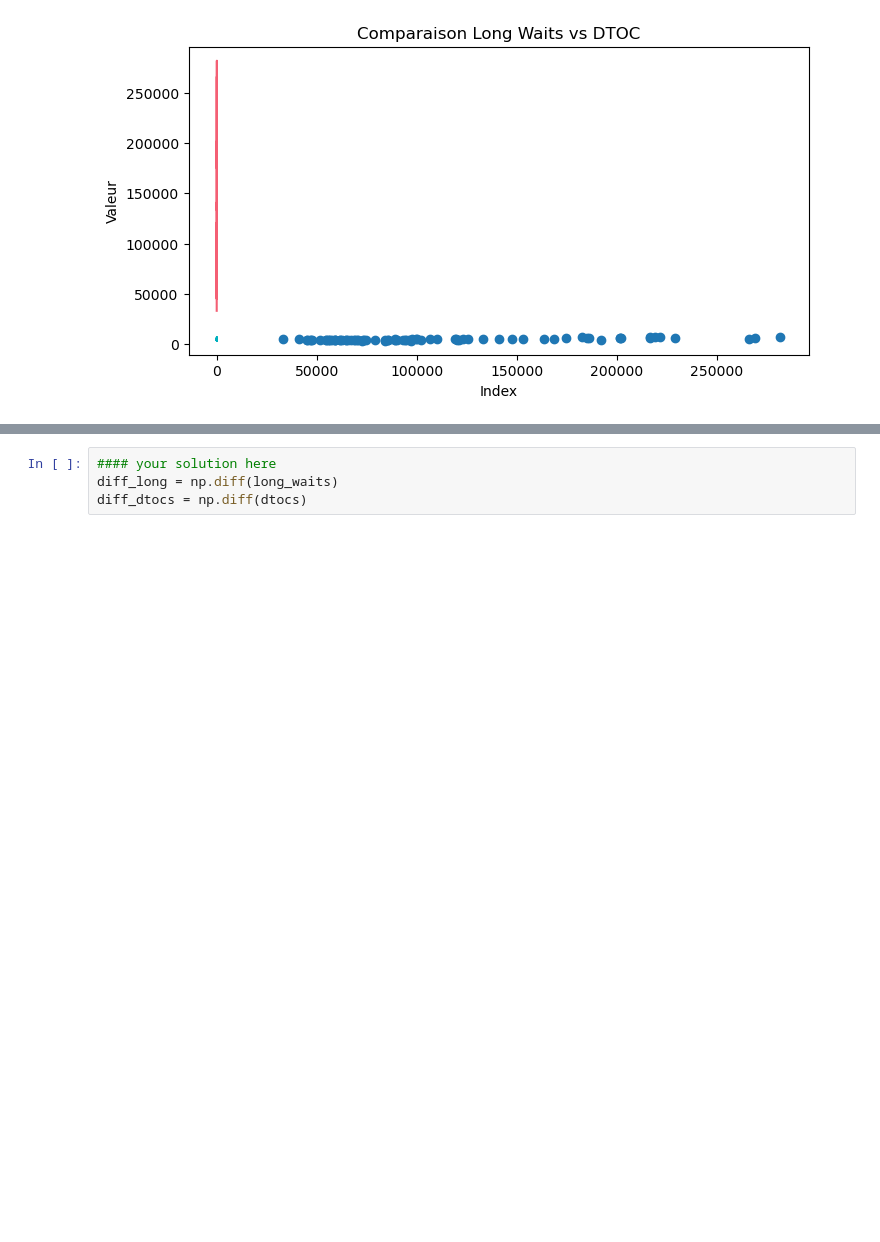
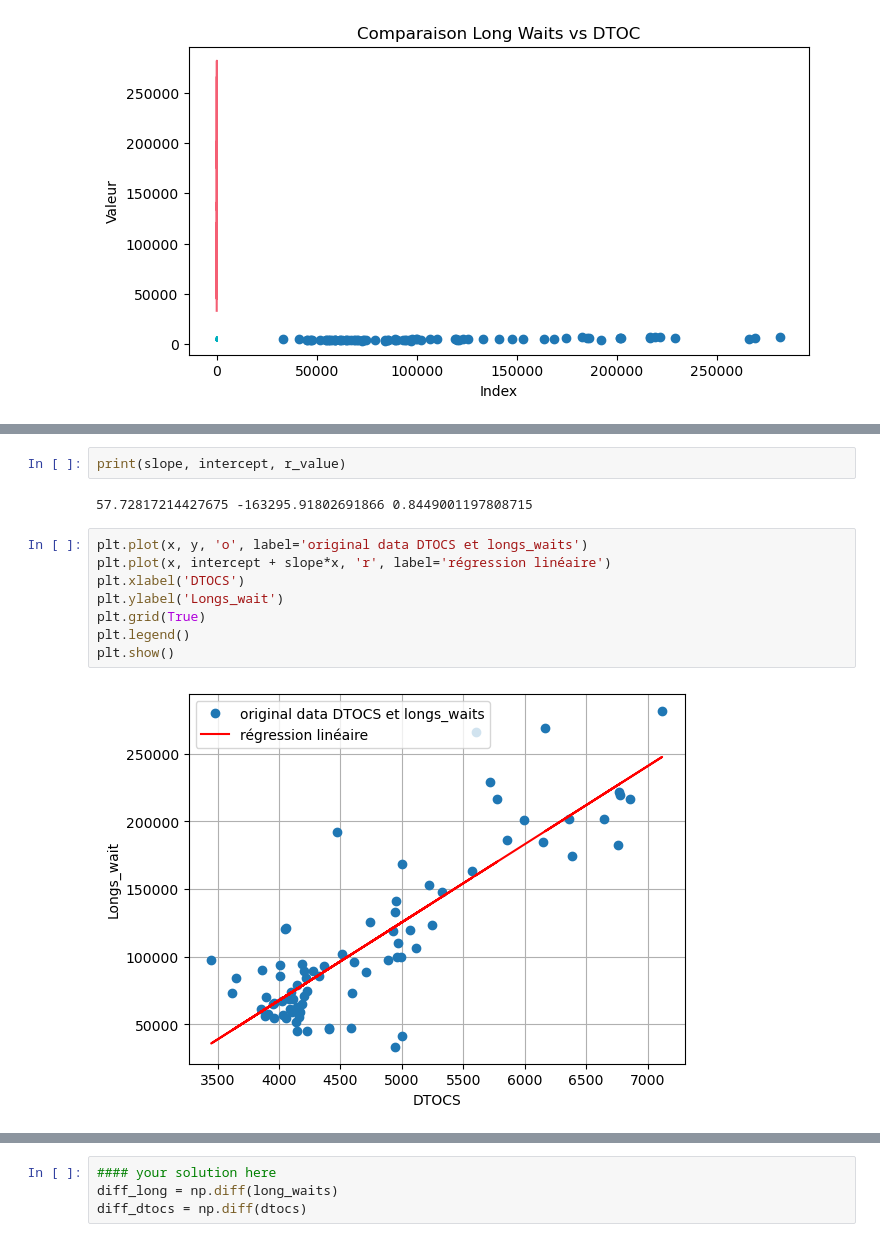
Before and after one commit to someia2026/Machine_Learning_Data_Mining, a Jupyter notebook: 01ClassicLinearRegression.ipynb, the cells around one changed output, grey strips where cells are left out. Cells and saved outputs as stored; diff of their text form; blank space fills up the shorter version.

```diff
--- a/01ClassicLinearRegression.ipynb
+++ b/01ClassicLinearRegression.ipynb
@@ -670,0 +686,14 @@ plt.show()
+# %%
+print(slope, intercept, r_value)
+# %% [output]
+57.72817214427675 -163295.91802691866 0.8449001197808715
+# %%
+plt.plot(x, y, 'o', label='original data DTOCS et longs_waits')
+plt.plot(x, intercept + slope*x, 'r', label='régression linéaire')
+plt.xlabel('DTOCS')
+plt.ylabel('Longs_wait')
+plt.grid(True)
+plt.legend()
+plt.show()
+# %% [output]
+[figure, added]
```
Also changed, not shown: parts of 12 cells of this notebook.
